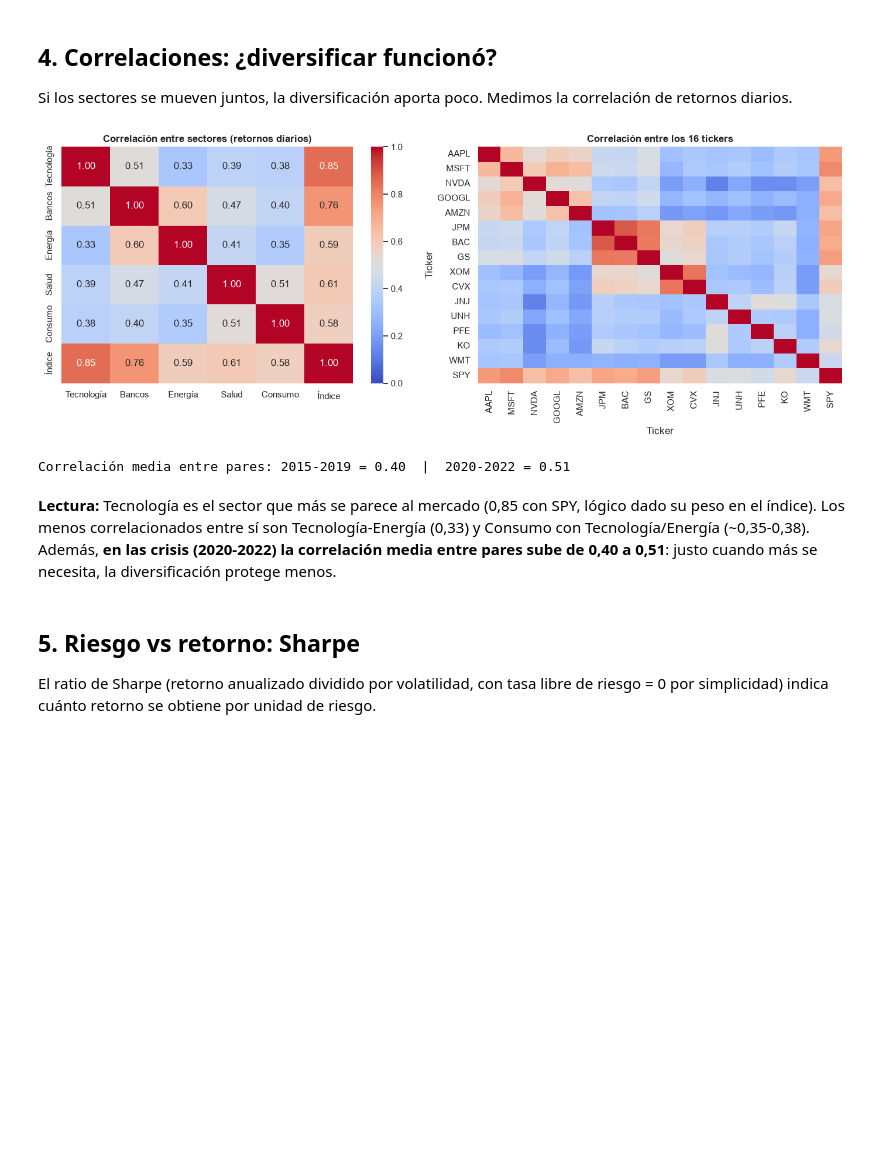
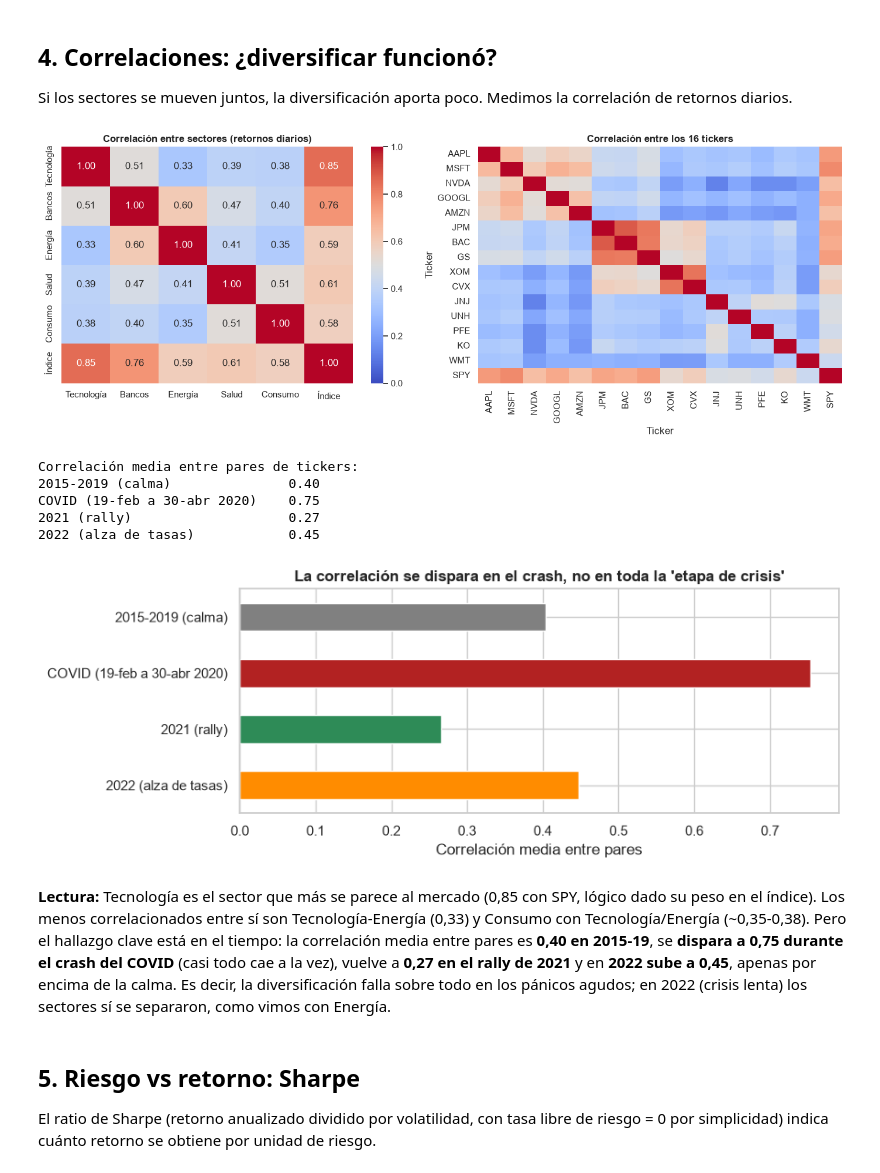
Before and after one commit to elias-orellana-91/01-analisis-mercado, a Jupyter notebook: notebooks/analisis.ipynb, the cells around one changed output. Cells and saved outputs as stored; diff of their text form; code cells hidden in the pictures; blank space fills up the shorter version.

Commit message:
Matizar conclusiones 2 y 4 con ventanas COVID/2021/2022 y cifras reales

```diff
--- a/notebooks/analisis.ipynb
+++ b/notebooks/analisis.ipynb
@@ -153,20 +153,41 @@ Si los sectores se mueven juntos, la diversificación aporta poco. Medimos la co
 # %%
 fig, axes = plt.subplots(1, 2, figsize=(14, 5.5))
 sns.heatmap(sector_rets.corr(), annot=True, fmt=".2f", cmap="coolwarm", vmin=0, vmax=1, ax=axes[0])
 axes[0].set_title("Correlación entre sectores (retornos diarios)")
 sns.heatmap(rets.corr(), cmap="coolwarm", vmin=0, vmax=1, ax=axes[1], cbar=False)
 axes[1].set_title("Correlación entre los 16 tickers")
 plt.tight_layout()
 plt.show()
 
-calm = rets.loc["2015":"2019"].corr().values[np.triu_indices(16, 1)].mean()
-stress = rets.loc["2020":"2022"].corr().values[np.triu_indices(16, 1)].mean()
-print(f"Correlación media entre pares: 2015-2019 = {calm:.2f}  |  2020-2022 = {stress:.2f}")
+def mean_pair_corr(a, b):
+    c = rets.loc[a:b].corr().values
+    return c[np.triu_indices(len(c), 1)].mean()
+
+windows = {
+    "2015-2019 (calma)": ("2015-01-01", "2019-12-31"),
+    "COVID (19-feb a 30-abr 2020)": ("2020-02-19", "2020-04-30"),
+    "2021 (rally)": ("2021-01-01", "2021-12-31"),
+    "2022 (alza de tasas)": ("2022-01-01", "2022-12-31"),
+}
+corr_win = pd.Series({k: mean_pair_corr(*v) for k, v in windows.items()})
+print("Correlación media entre pares de tickers:")
+print(corr_win.round(2).to_string())
+
+fig, ax = plt.subplots(figsize=(9, 3.5))
+corr_win.plot.barh(ax=ax, color=["grey", "firebrick", "seagreen", "darkorange"])
+ax.invert_yaxis(); ax.set_xlabel("Correlación media entre pares")
+ax.set_title("La correlación se dispara en el crash, no en toda la 'etapa de crisis'")
+plt.tight_layout(); plt.show()
 # %% [output]
 [figure]
-Correlación media entre pares: 2015-2019 = 0.40  |  2020-2022 = 0.51
+Correlación media entre pares de tickers:
+2015-2019 (calma)               0.40
+COVID (19-feb a 30-abr 2020)    0.75
+2021 (rally)                    0.27
+2022 (alza de tasas)            0.45
+[figure, added]
 # %% [markdown]
-**Lectura:** Tecnología es el sector que más se parece al mercado (0,85 con SPY, lógico dado su peso en el índice). Los menos correlacionados entre sí son Tecnología-Energía (0,33) y Consumo con Tecnología/Energía (~0,35-0,38). Además, **en las crisis (2020-2022) la correlación media entre pares sube de 0,40 a 0,51**: justo cuando más se necesita, la diversificación protege menos.
+**Lectura:** Tecnología es el sector que más se parece al mercado (0,85 con SPY, lógico dado su peso en el índice). Los menos correlacionados entre sí son Tecnología-Energía (0,33) y Consumo con Tecnología/Energía (~0,35-0,38). Pero el hallazgo clave está en el tiempo: la correlación media entre pares es **0,40 en 2015-19**, se **dispara a 0,75 durante el crash del COVID** (casi todo cae a la vez), vuelve a **0,27 en el rally de 2021** y en **2022 sube a 0,45**, apenas por encima de la calma. Es decir, la diversificación falla sobre todo en los pánicos agudos; en 2022 (crisis lenta) los sectores sí se separaron, como vimos con Energía.
 # %% [markdown]
 ## 5. Riesgo vs retorno: Sharpe
 
```
Also changed, not shown: parts of 1 cell of this notebook, 1 other file.
